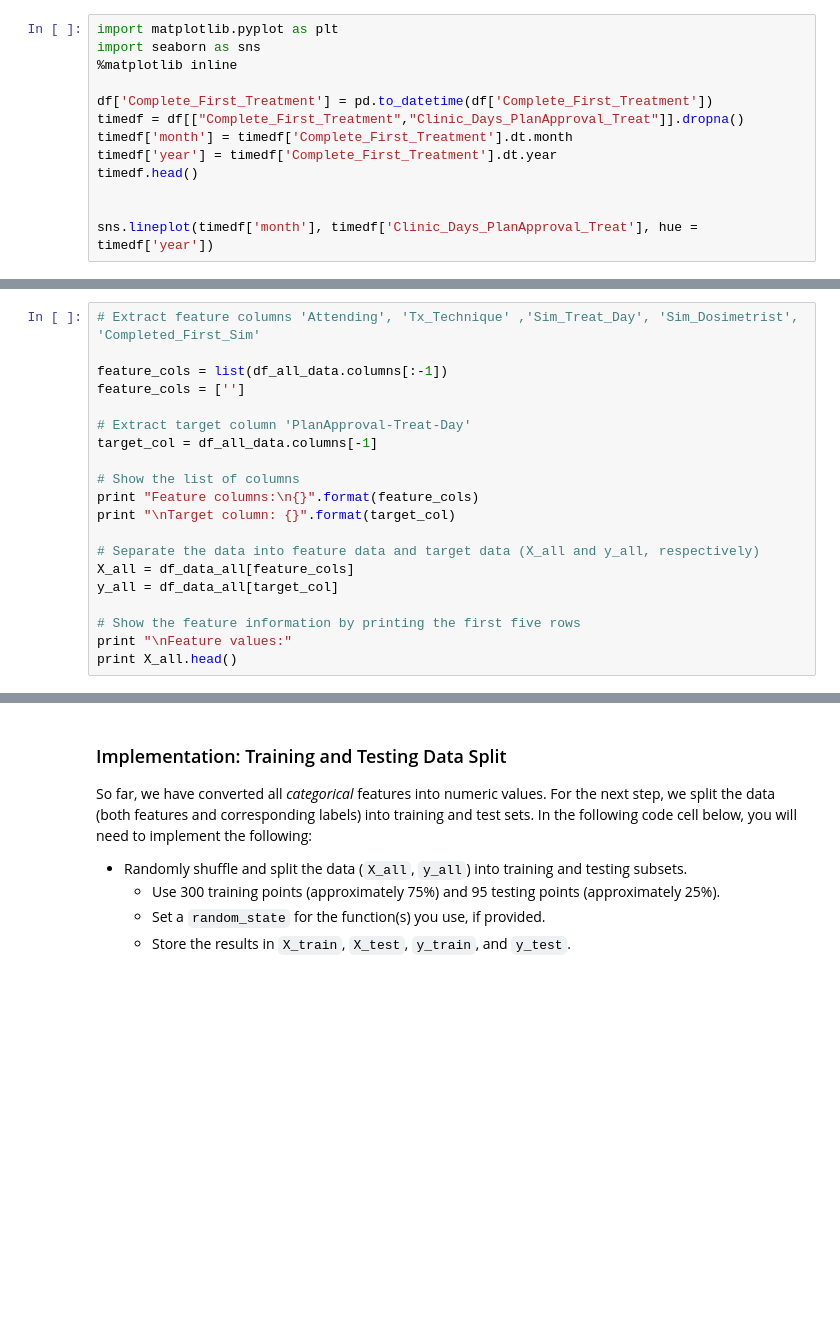
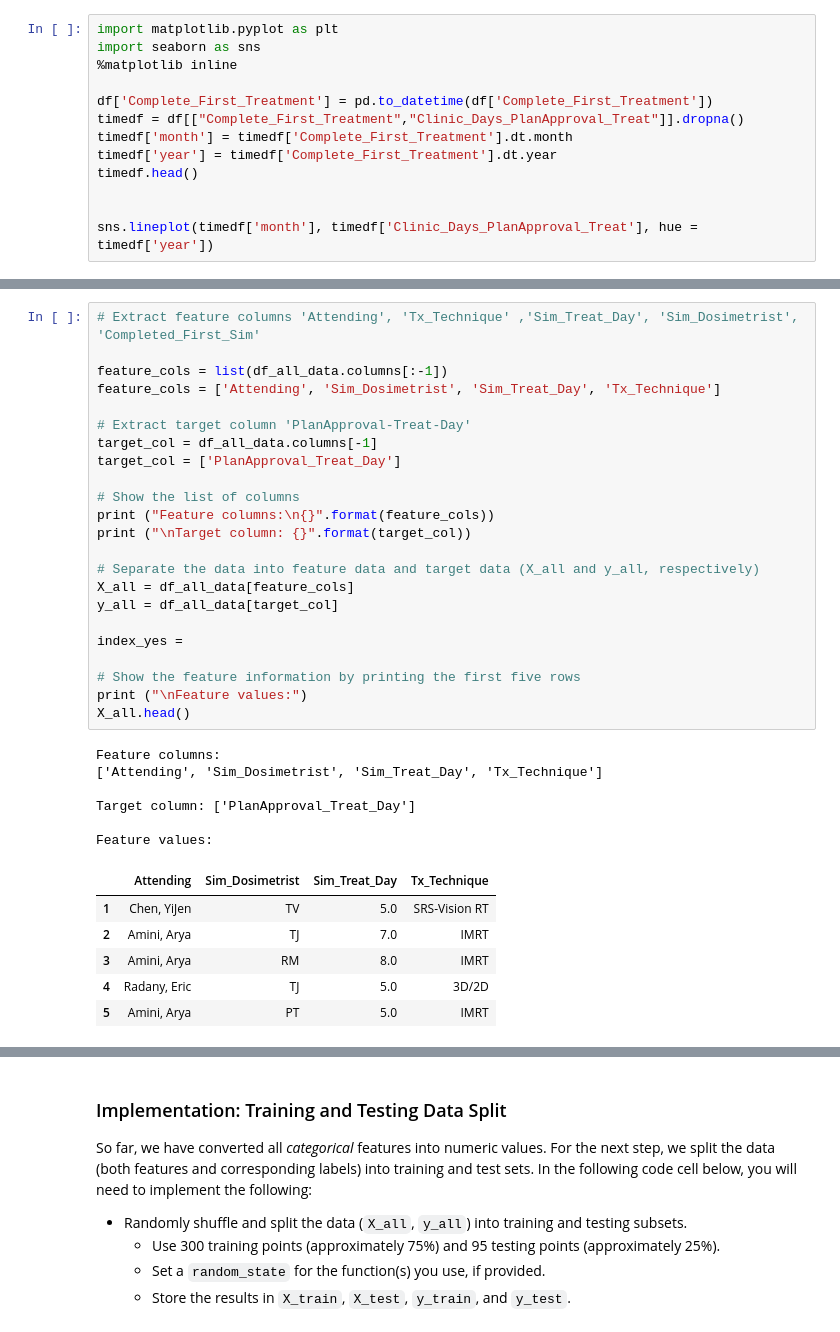
Before and after one commit to dudongsu/Clinic-Workflow-Mining, a Jupyter notebook: Workflow-Mining.ipynb, the cells around one changed output, grey strips where cells are left out. Cells and saved outputs as stored; diff of their text form; blank space fills up the shorter version.

```diff
--- a/Workflow-Mining.ipynb
+++ b/Workflow-Mining.ipynb
@@ -205,23 +209,39 @@ Run the code cell below to separate the data into feature and target columns to
 # %%
 # Extract feature columns 'Attending', 'Tx_Technique' ,'Sim_Treat_Day', 'Sim_Dosimetrist', 'Completed_First_Sim'
 
 feature_cols = list(df_all_data.columns[:-1])
-feature_cols = ['']
+feature_cols = ['Attending', 'Sim_Dosimetrist', 'Sim_Treat_Day', 'Tx_Technique']
 
 # Extract target column 'PlanApproval-Treat-Day'
 target_col = df_all_data.columns[-1]
+target_col = ['PlanApproval_Treat_Day']
 
 # Show the list of columns
-print "Feature columns:\n{}".format(feature_cols)
-print "\nTarget column: {}".format(target_col)
+print ("Feature columns:\n{}".format(feature_cols))
+print ("\nTarget column: {}".format(target_col))
 
 # Separate the data into feature data and target data (X_all and y_all, respectively)
-X_all = df_data_all[feature_cols]
-y_all = df_data_all[target_col]
+X_all = df_all_data[feature_cols]
+y_all = df_all_data[target_col]
+
+index_yes =
 
 # Show the feature information by printing the first five rows
-print "\nFeature values:"
-print X_all.head()
+print ("\nFeature values:")
+X_all.head()
+# %% [output]
+Feature columns:
+['Attending', 'Sim_Dosimetrist', 'Sim_Treat_Day', 'Tx_Technique']
+
+Target column: ['PlanApproval_Treat_Day']
+
+Feature values:
+|  | Attending | Sim_Dosimetrist | Sim_Treat_Day | Tx_Technique |
+| 1 | Chen, YiJen | TV | 5.0 | SRS-Vision RT |
+| 2 | Amini, Arya | TJ | 7.0 | IMRT |
+| 3 | Amini, Arya | RM | 8.0 | IMRT |
+| 4 | Radany, Eric | TJ | 5.0 | 3D/2D |
+| 5 | Amini, Arya | PT | 5.0 | IMRT |
 # %% [markdown]
 ### Preprocess Feature Columns
 
```
Also changed, not shown: parts of 16 cells of this notebook.
